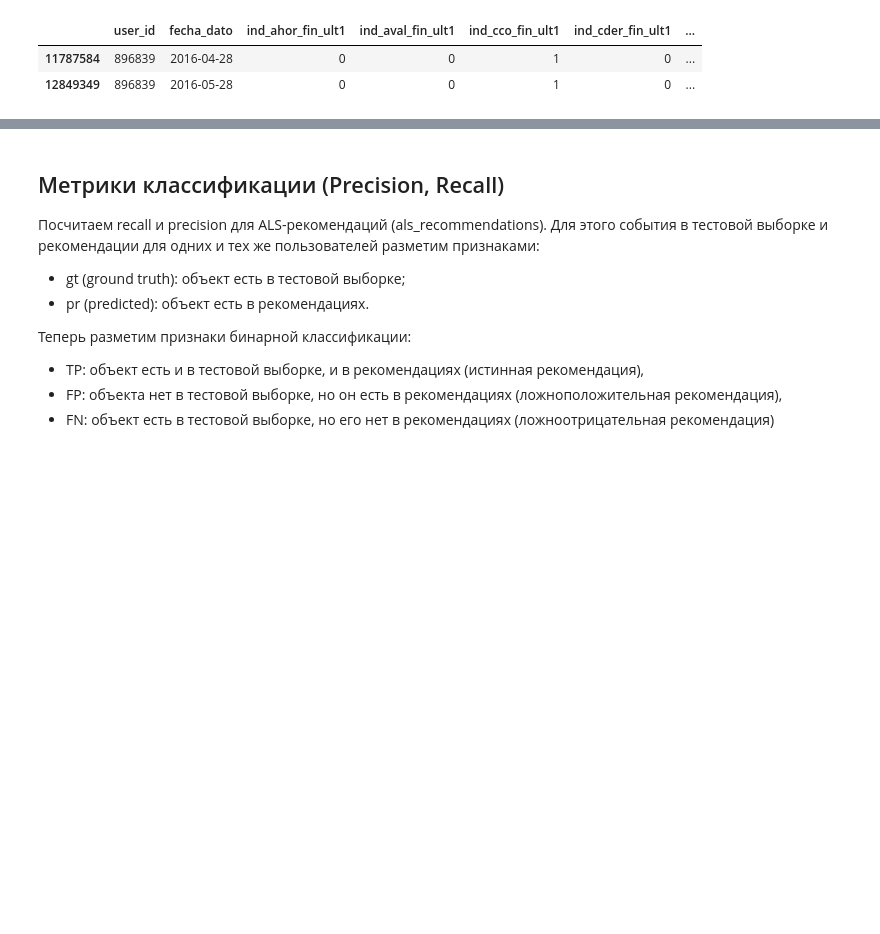
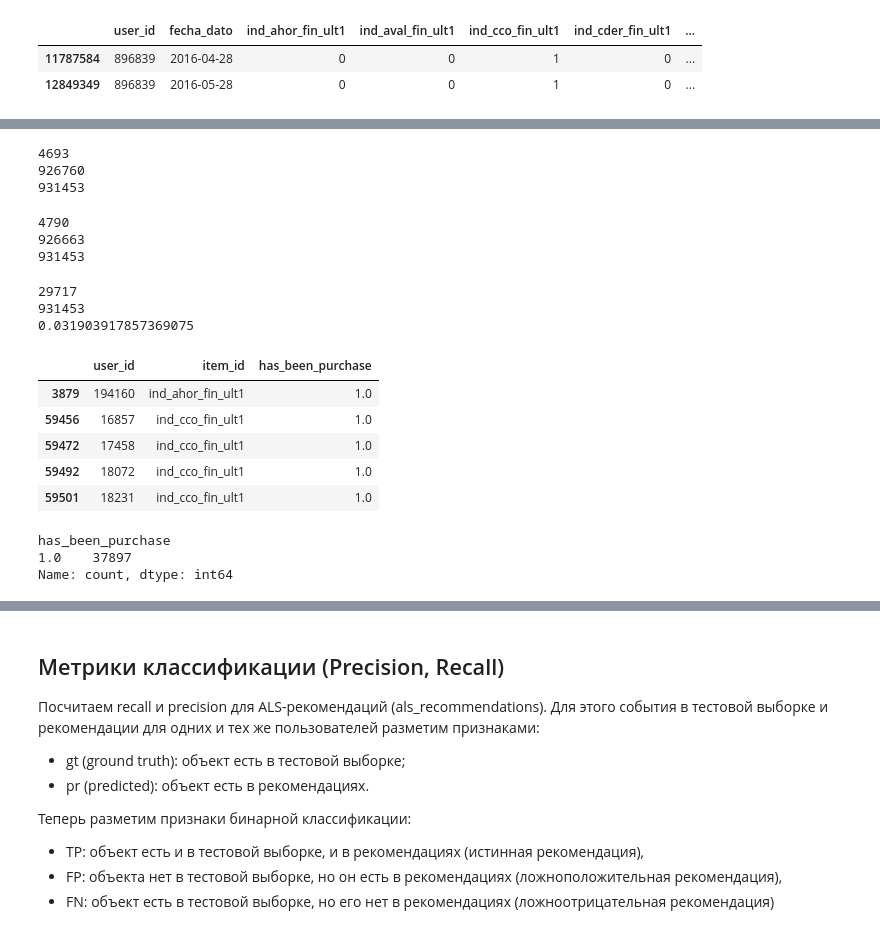
Before and after one commit to alien150684/banking_products_recom, a Jupyter notebook: recommendations.ipynb, the cells around one changed output, grey strips where cells are left out. Cells and saved outputs as stored; diff of their text form; code cells hidden in the pictures; blank space fills up the shorter version.

```diff
--- a/recommendations.ipynb
+++ b/recommendations.ipynb
@@ -1525,0 +1552,35 @@ test_df['user_id'].nunique()
+# %%
+# Проверка
+# Количество новых клиентов
+print(test_df[~test_df['user_id'].isin(inference_df['user_id'])].shape[0])
+# Количество "старых" клиентов, в т.ч. вернувшихся
+print(test_df[test_df['user_id'].isin(inference_df['user_id'])].shape[0])
+# Общее количество клиентов в тестовом периоде
+print(test_df.shape[0])
+# %% [output]
+4693
+926760
+931453
+# %%
+# Проверка
+# Количество новых и вернувшихся "старых" клиентов
+print(values4new_users.shape[0])
+# Количество "старых" клиентов без учёта вернувшихся
+print(values4old_users.shape[0])
+# Общее количество клиентов в тестовом периоде
+print(test_df.shape[0])
+# %% [output]
+4790
+926663
+931453
+# %%
+# Количество клиентов, совершивших хотя бы одну покупку в тестовом периоде
+print(values4test_users[values4test_users[items_list].isin([1]).any(axis=1)].shape[0])
+# Общее количество клиентов в тестовом периоде
+print(values4test_users.shape[0])
+# Доля клиентов, совершивших хотя бы одну покупку в тестовом периоде
+print(values4test_users[values4test_users[items_list].isin([1]).any(axis=1)].shape[0] / values4test_users.shape[0])
+# %% [output]
+29717
+931453
+0.031903917857369075
@@ -1525,0 +1601,16 @@ test_df['user_id'].nunique()
+# %%
+prods_purch_test_df.head()
+# %% [output]
+|  | user_id | item_id | has_been_purchase |
+| 3879 | 194160 | ind_ahor_fin_ult1 | 1.0 |
+| 59456 | 16857 | ind_cco_fin_ult1 | 1.0 |
+| 59472 | 17458 | ind_cco_fin_ult1 | 1.0 |
+| 59492 | 18072 | ind_cco_fin_ult1 | 1.0 |
+| 59501 | 18231 | ind_cco_fin_ult1 | 1.0 |
+# %%
+# Общее количество совершённых покупок в тестовом периоде
+prods_purch_test_df['has_been_purchase'].value_counts(dropna=False)
+# %% [output]
+has_been_purchase
+1.0    37897
+Name: count, dtype: int64
```
Also changed, not shown: parts of 31 cells of this notebook, 1 other file.
